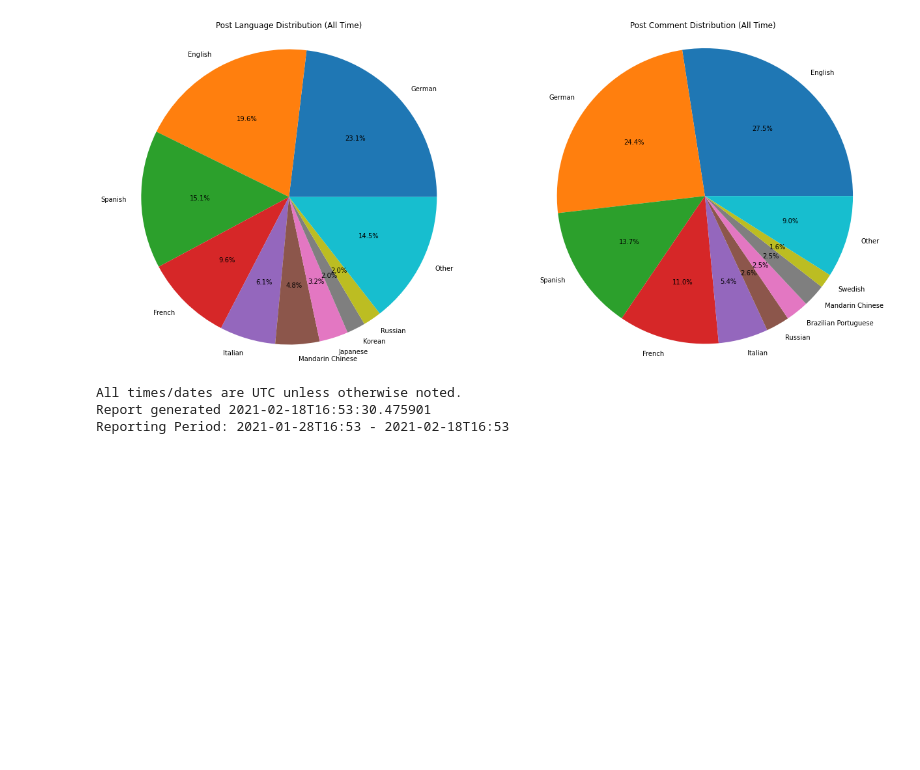
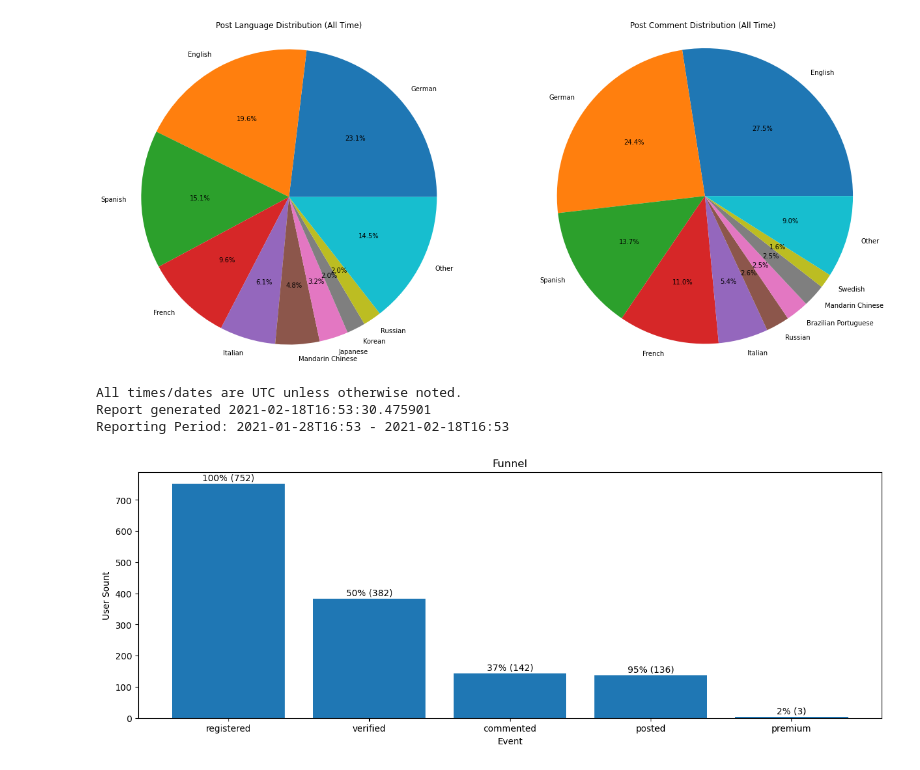
Before and after one commit to Journaly/janalytics, a Jupyter notebook: Activity Report.ipynb, the cells around one changed output. Drawn from its saved outputs; the diff is of its cells as text; code cells hidden in the pictures; blank space fills up the shorter version.

Commit message:
Add basic funnel analysis to janalytics report.

```diff
--- a/Activity Report.ipynb
+++ b/Activity Report.ipynb
@@ -269,3 +269,75 @@ print('Reporting Period: %s - %s' % (
 All times/dates are UTC unless otherwise noted.
 Report generated 2021-02-18T16:53:30.475901
 Reporting Period: 2021-01-28T16:53 - 2021-02-18T16:53
+# %%
+def cohort_funnel(cur, start, end):
+    funnel = []
+
+    cur.execute('''
+        SELECT
+            "User".id,
+            "Auth"."emailVerificationStatus",
+            "MembershipSubscription"."expiresAt" > NOW()
+        FROM "User"
+        LEFT JOIN "Auth"
+        ON "Auth"."userId" = "User".id
+        LEFT JOIN "MembershipSubscription"
+        ON "MembershipSubscription"."userId" = "User".id
+        WHERE "User"."createdAt" BETWEEN %s AND %s
+    ''', (start, end))
+    cohort = cur.fetchall()
+    cohort_user_ids = tuple([u[0] for u in cohort])
+
+    funnel.append(('registered', len(cohort)))
+    funnel.append(('verified', len([uid for (uid, status, exp) in cohort if status == 'VERIFIED'])))
+
+    cur.execute('''
+        SELECT sq1.user FROM (
+            SELECT "authorId" as user FROM "PostComment" WHERE "PostComment"."authorId" IN %s UNION
+            SELECT "authorId" as user FROM "Comment" WHERE "Comment"."authorId" IN %s
+        ) as sq1
+    ''', (cohort_user_ids, cohort_user_ids))
+
+    commenting_users = cur.fetchall()
+    funnel.append(('commented', len(commenting_users)))
+
+    cur.execute('''
+        SELECT COUNT(*) AS c FROM "Post" WHERE "Post"."authorId" IN %s GROUP BY "Post"."authorId"
+    ''', (cohort_user_ids,))
+
+    posting_users = cur.fetchall()
+    funnel.append(('posted', len(posting_users)))
+
+    funnel.append(('premium', len([uid for (uid, status, exp) in cohort if exp])))
+
+    return funnel
+
+with get_cursor() as cur:
+    funnel = cohort_funnel(cur, NOW-timedelta(days=90), NOW-timedelta(days=7))
+    Ofig = plt.figure(figsize=(15,5))
+    plt.subplot(1,1,1)
+    plt.title('Funnel')
+    plt.xlabel('Event')
+    plt.ylabel('User Sount')
+
+    counts = [c for e, c in funnel]
+    labels = [e for e, c in funnel]
+    chart = plt.bar(labels, counts)
+
+    conversion = []
+    for idx, c in enumerate(counts):
+        if idx == 0:
+            conversion.append('100%% (%d)' % (c,))
+        else:
+            conversion.append('%d%% (%d)' % (int(float(c) / counts[idx-1] * 100), c))
+
+    rects = chart.patches
+    for rect, label in zip(rects, conversion):
+        height = rect.get_height()
+        plt.text(
+            rect.get_x() + rect.get_width() / 2, height + 5, label, ha="center", va="bottom"
+        )
+
+    plt.show()
+# %% [output]
+[figure, added]
```
Also changed, not shown: parts of 5 cells of this notebook.
